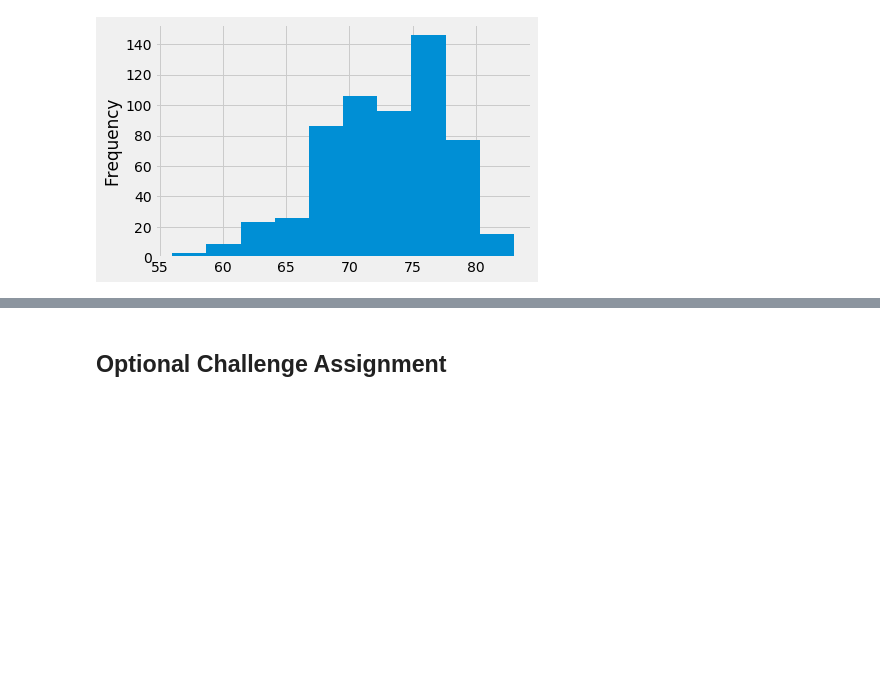
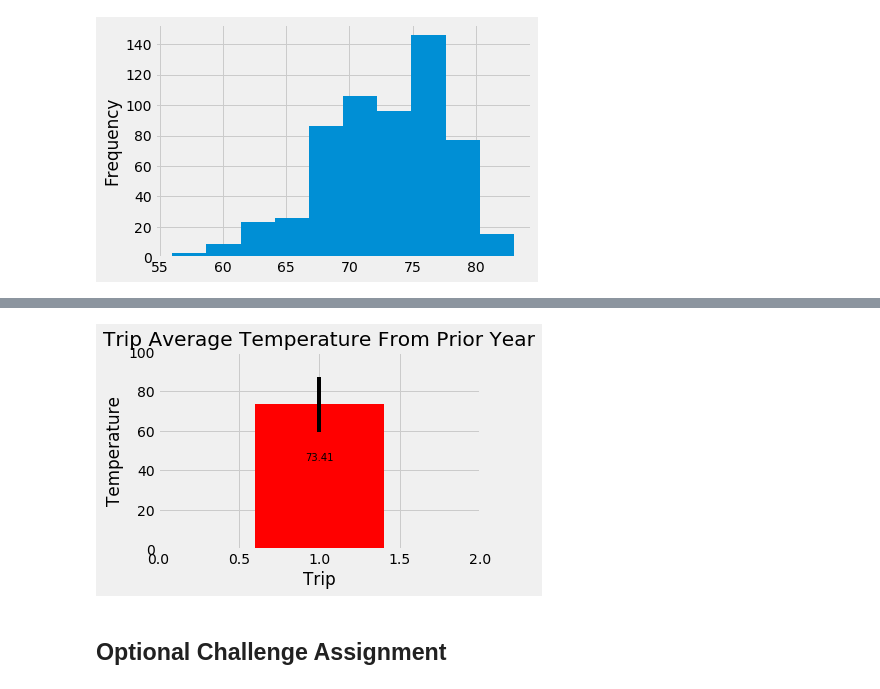
Before and after one commit to omkarkameshiyer/UCBBEL201902DATA2-Week-8-SQLAlchemy-HomeWork, a Jupyter notebook: climate_starter.ipynb, the cells around one changed output, grey strips where cells are left out. Drawn from its saved outputs; the diff is of its cells as text; code cells hidden in the pictures; blank space fills up the shorter version.

```diff
--- a/climate_starter.ipynb
+++ b/climate_starter.ipynb
@@ -186,6 +207,32 @@ print(calc_temps('2012-02-28', '2012-03-05'))
 # %%
 # Calculate the total amount of rainfall per weather station for your trip dates using the previous year's matching dates.
 # Sort this in descending order by precipitation amount and list the station, name, latitude, longitude, and elevation
+
+p2p = temp_avg_lst_year[0][2]-temp_avg_lst_year[0][0]
+avgtemp = temp_avg_lst_year[0][1]
+min_temp = temp_avg_lst_year[0][0]
+max_temp = temp_avg_lst_year[0][2]
+
+fig, ax = plt.subplots()
+bar_chart = ax.bar(1 , avgtemp, color= 'red', yerr=p2p)
+ax.set_xlabel("Trip")
+ax.set_ylabel("Temperature")
+ax.set_title("Trip Average Temperature From Prior Year")
+
+def autolabels(rects):
+    for rect in rects:
+        h=rect.get_height()
+        ax.text(rect.get_x() + rect.get_width()/2., .6*h,'%.2f' % float(h) ,ha='center', va='bottom', fontsize=10)
+
+
+    # label the bars
+autolabels(bar_chart)
+plt.ylim(0, 100)
+plt.xlim(0,2)
+fig.tight_layout()
+plt.show()
+# %% [output]
+[figure, added]
 # %% [markdown]
 ## Optional Challenge Assignment
 # %%
```
Also changed, not shown: parts of 3 cells of this notebook.
